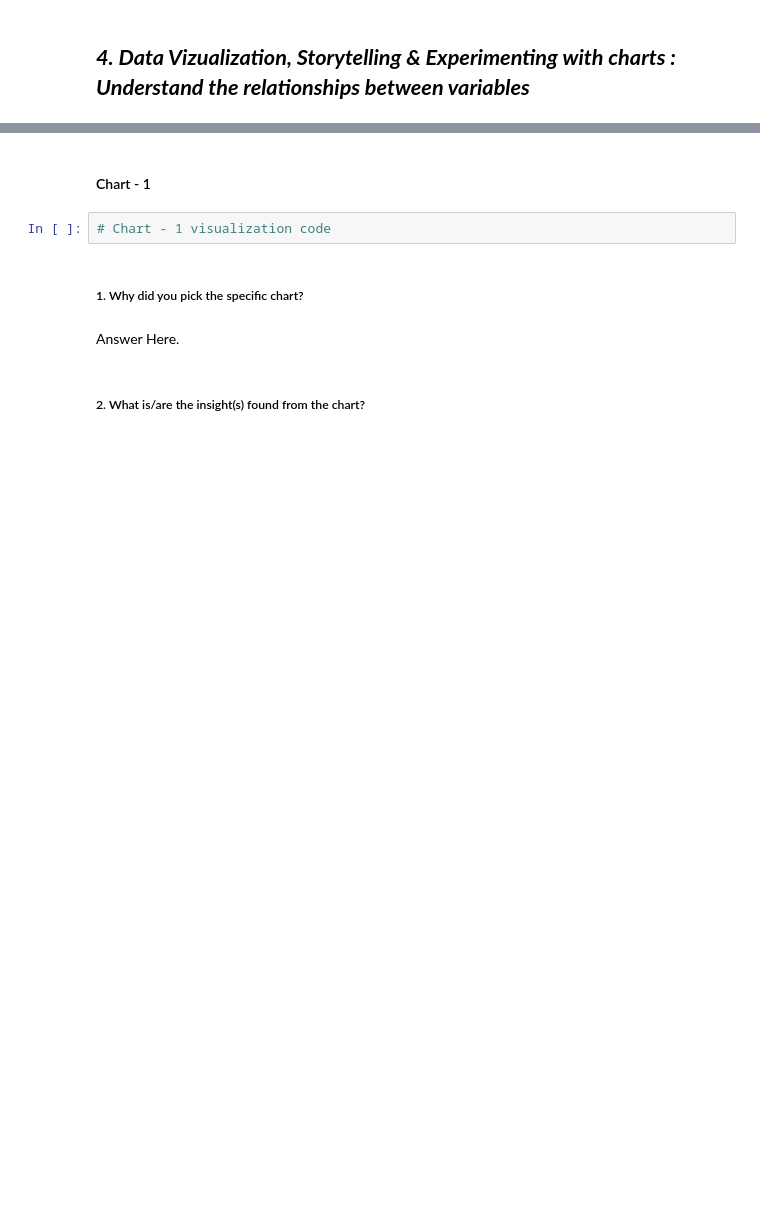
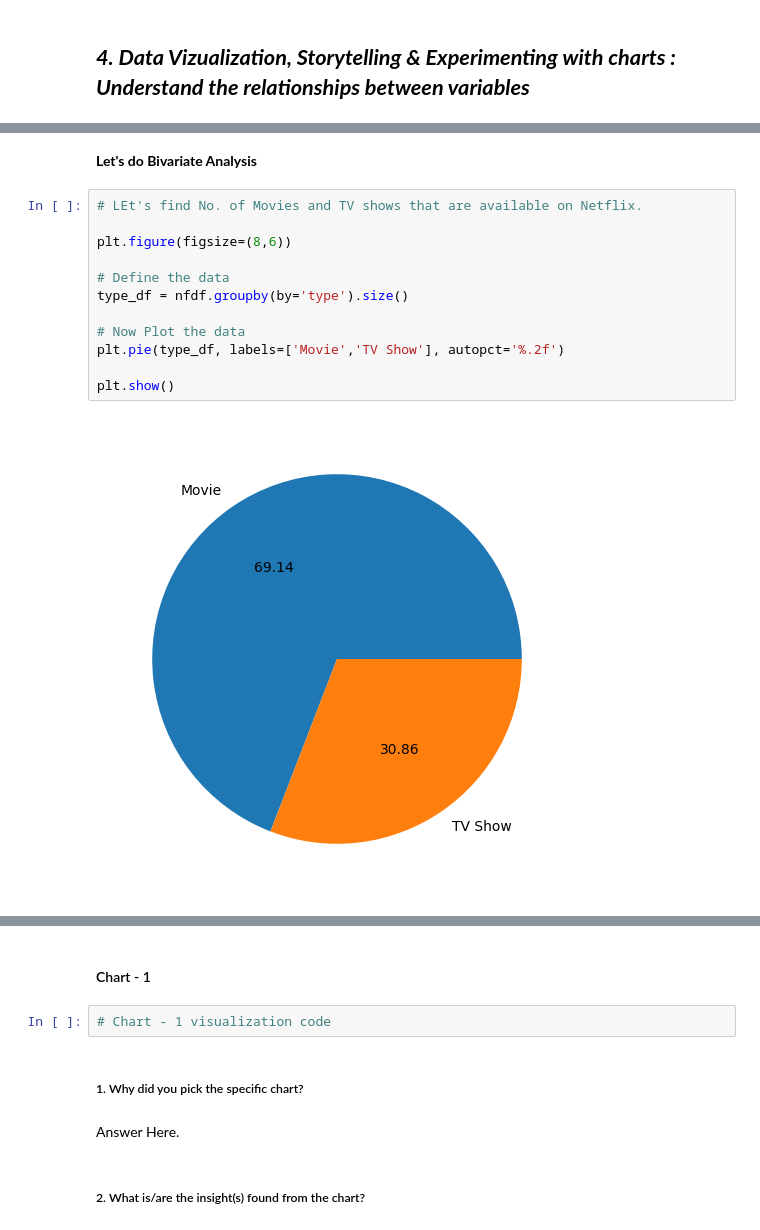
Before and after one commit to KiranKokateGitHub/Netflix-Movies-and-TV-Shows-Clustering_UnsupervisedML, a Jupyter notebook: Kiran_unsupervisedML.ipynb, the cells around one changed output, grey strips where cells are left out. Saved outputs shown, nothing was run; the diff lists cells and outputs as text; blank space fills up the shorter version.

```diff
--- a/Kiran_unsupervisedML.ipynb
+++ b/Kiran_unsupervisedML.ipynb
@@ -522,0 +680,16 @@ plt.show()
+# %% [markdown]
+**Let's do Bivariate Analysis**
+# %%
+# LEt's find No. of Movies and TV shows that are available on Netflix.
+
+plt.figure(figsize=(8,6))
+
+# Define the data
+type_df = nfdf.groupby(by='type').size()
+
+# Now Plot the data
+plt.pie(type_df, labels=['Movie','TV Show'], autopct='%.2f')
+
+plt.show()
+# %% [output]
+[figure, added]
```
Also changed, not shown: parts of 23 cells of this notebook.
